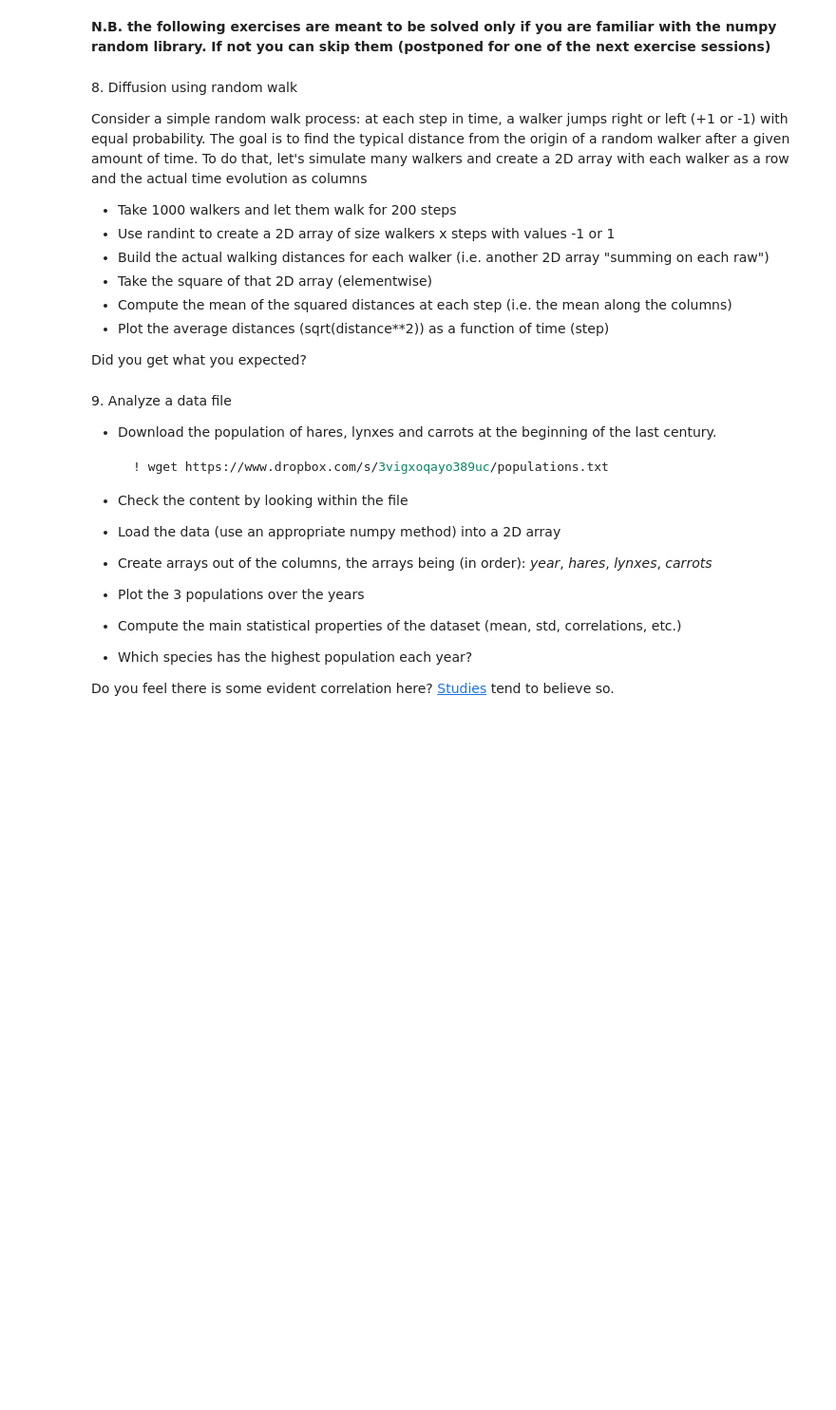
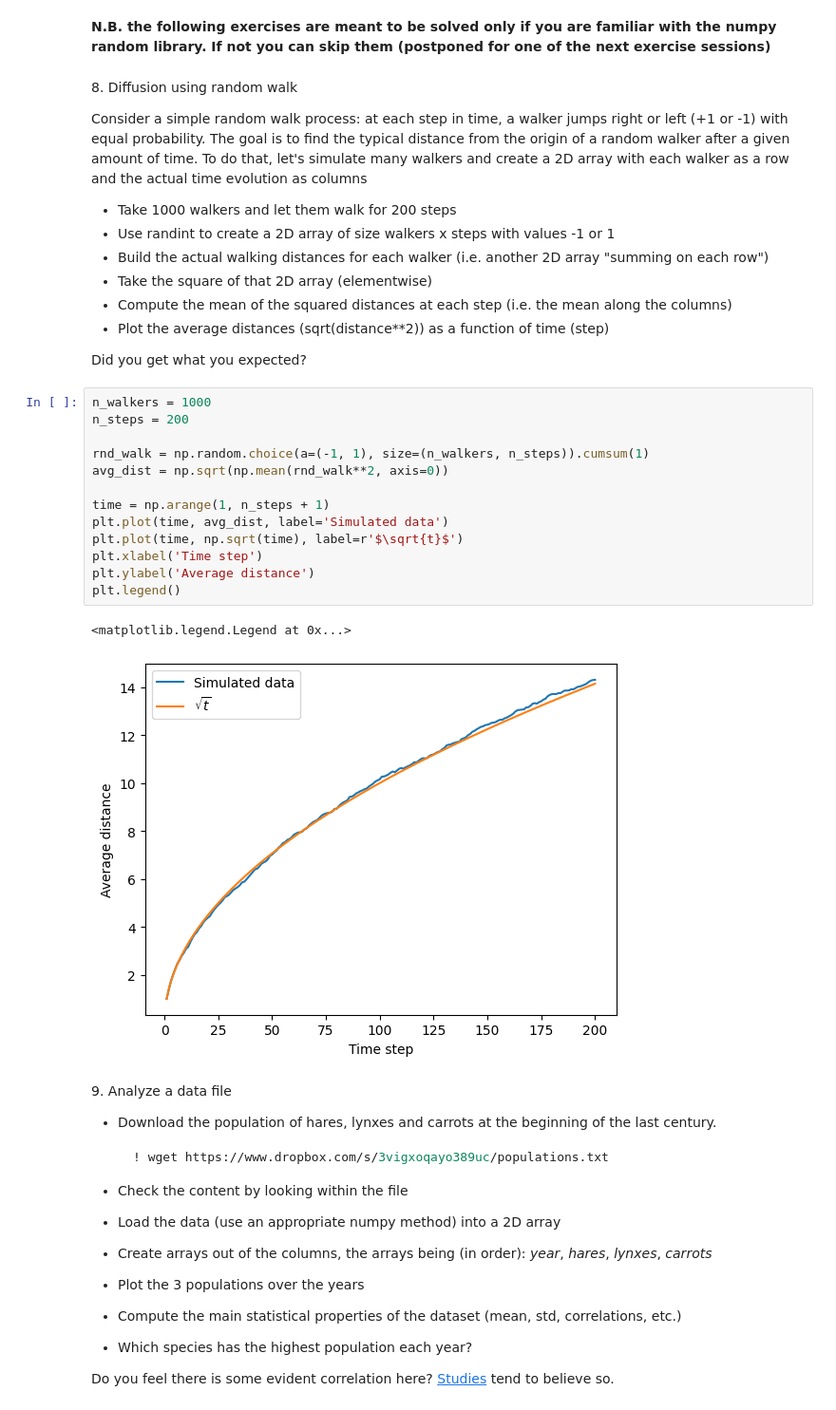
Before and after one commit to gulbord/LaboratoryOfComputationalPhysics_Y5, a Jupyter notebook: 04ex_Numpy.ipynb, the cells around one changed output. Shown at 95% size. Cells and saved outputs as stored; diff of their text form; blank space fills up the shorter version.

```diff
--- a/04ex_Numpy.ipynb
+++ b/04ex_Numpy.ipynb
@@ -245,12 +245,28 @@ To do that, let's simulate many walkers and create a 2D array with each walker a
 
   * Take 1000 walkers and let them walk for 200 steps
   * Use randint to create a 2D array of size walkers x steps with values -1 or 1
-  * Build the actual walking distances for each walker (i.e. another 2D array "summing on each raw")
+  * Build the actual walking distances for each walker (i.e. another 2D array "summing on each row")
   * Take the square of that 2D array (elementwise)
   * Compute the mean of the squared distances at each step (i.e. the mean along the columns)
   * Plot the average distances (sqrt(distance\*\*2)) as a function of time (step)
 
 Did you get what you expected?
+# %%
+n_walkers = 1000
+n_steps = 200
+
+rnd_walk = np.random.choice(a=(-1, 1), size=(n_walkers, n_steps)).cumsum(1)
+avg_dist = np.sqrt(np.mean(rnd_walk**2, axis=0))
+
+time = np.arange(1, n_steps + 1)
+plt.plot(time, avg_dist, label='Simulated data')
+plt.plot(time, np.sqrt(time), label=r'$\sqrt{t}$')
+plt.xlabel('Time step')
+plt.ylabel('Average distance')
+plt.legend()
+# %% [output]
+<matplotlib.legend.Legend at 0x...>
+[figure, added]
 # %% [markdown]
 9\. Analyze a data file
   * Download the population of hares, lynxes and carrots at the beginning of the last century.
```
Also changed, not shown: parts of 1 cell of this notebook, 1 other file.
